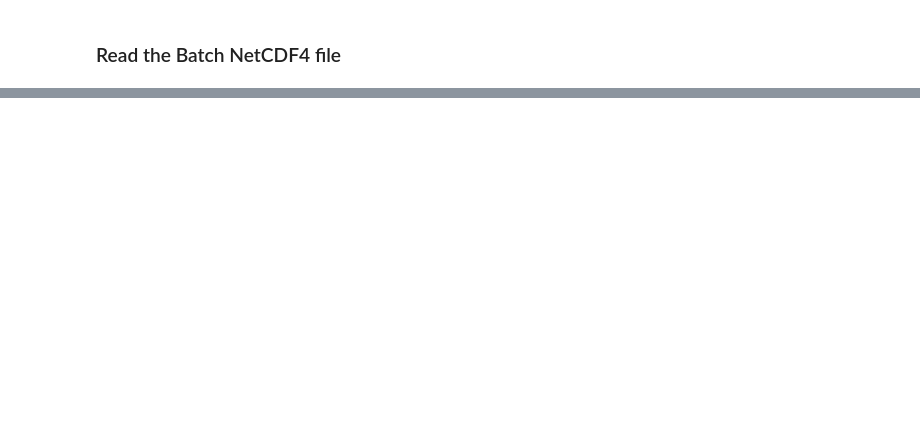
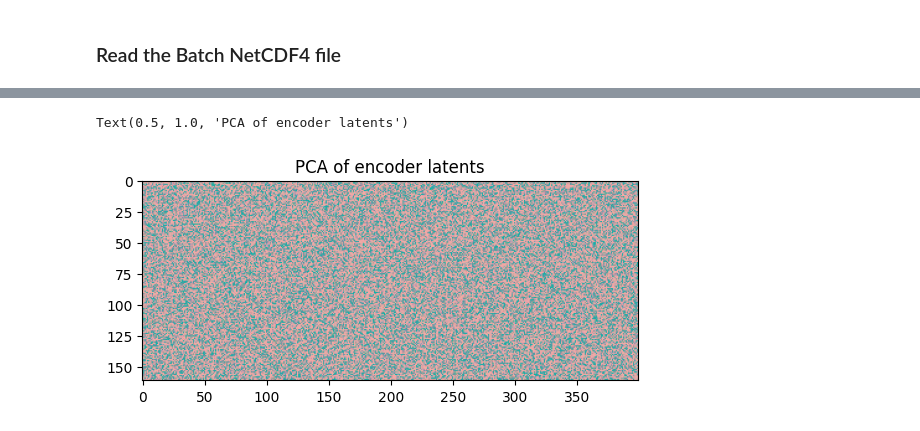
Before and after one commit to BioDT/bfm-finetune, a Jupyter notebook: notebooks/chelsa_2010_tas_pr.ipynb, the cells around one changed output, grey strips where cells are left out. Cells and saved outputs as stored; diff of their text form; code cells hidden in the pictures; blank space fills up the shorter version.

```diff
--- a/notebooks/chelsa_2010_tas_pr.ipynb
+++ b/notebooks/chelsa_2010_tas_pr.ipynb
@@ -201,0 +282,15 @@ plt.show()
+# %%
+from sklearn.decomposition import PCA
+
+latent = ds['encoder_output'][t_idx].values  # (pixel, 256)
+pca = PCA(n_components=3)
+reduced = pca.fit_transform(latent)  # (pixel, 3)
+
+rgb = (reduced - reduced.min()) / (reduced.max() - reduced.min())
+rgb = rgb.reshape(161, 400, 3)  # or whatever fits
+
+plt.imshow(rgb)
+plt.title("PCA of encoder latents")
+# %% [output]
+Text(0.5, 1.0, 'PCA of encoder latents')
+[figure, added]
```
Also changed, not shown: parts of 21 cells of this notebook, 7 other files.
